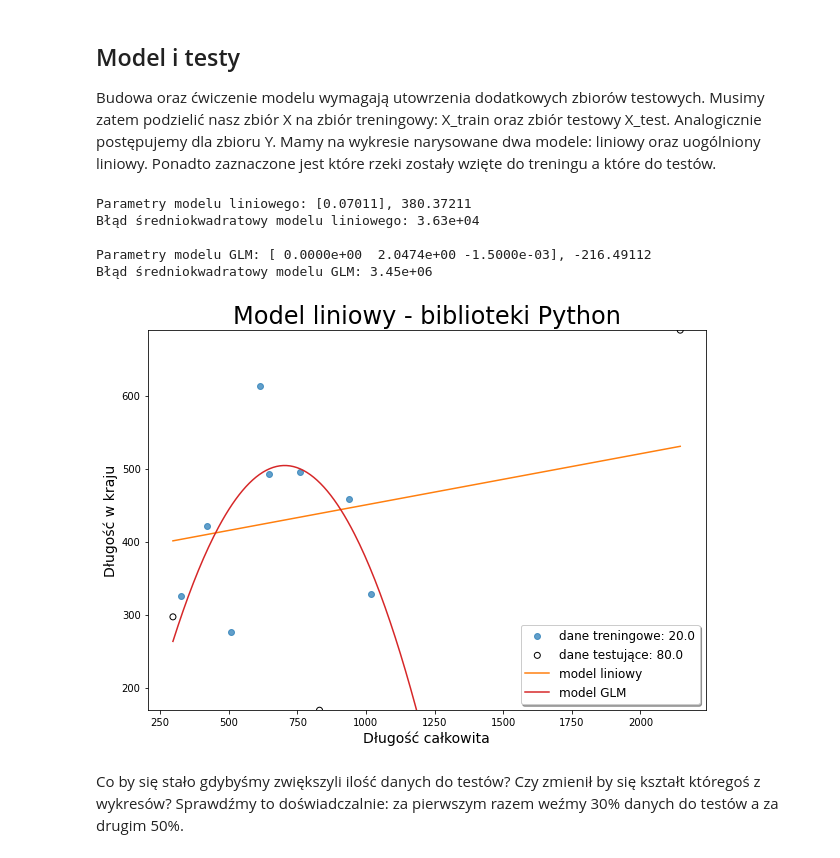
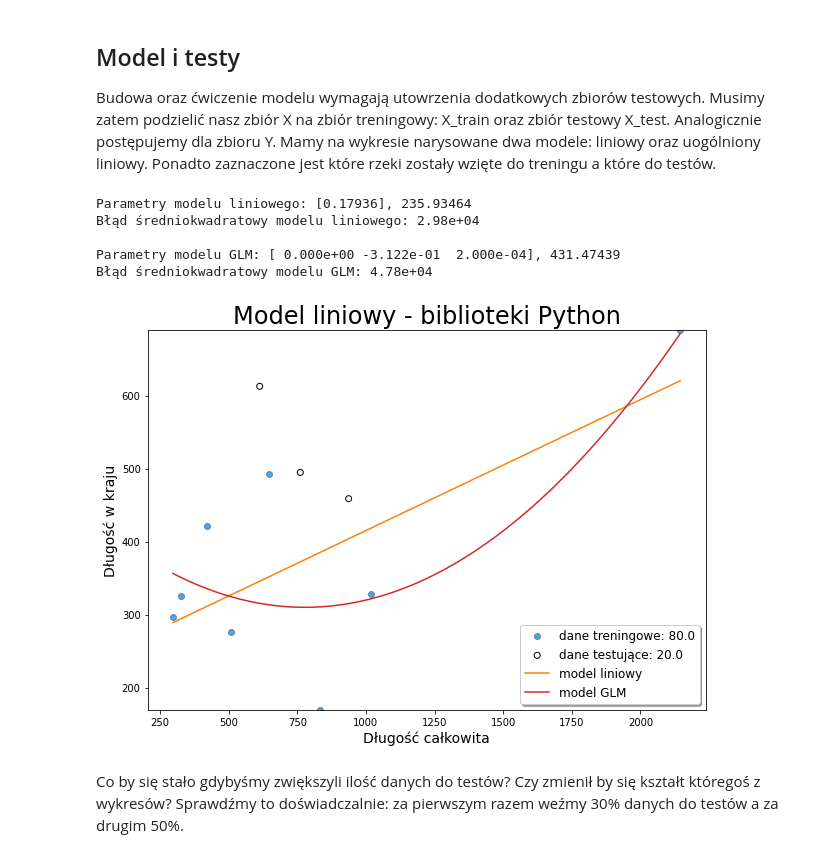
Before and after one commit to Remmo1/MSiD-Laboratory, a Jupyter notebook: lab2/SquareMethod.ipynb, the cells around one changed output. Drawn from its saved outputs; the diff is of its cells as text; code cells hidden in the pictures.

```diff
--- a/lab2/SquareMethod.ipynb
+++ b/lab2/SquareMethod.ipynb
@@ -194,39 +194,39 @@ def showPlot(percentTrain, percentTest):
     # ===== Uogólniony model liniowy (ang. Generalized Linear Model) =====
     from sklearn.preprocessing import PolynomialFeatures
     model_GLM = LinearRegression()
     gen_features = PolynomialFeatures(degree=2, include_bias=True, interaction_only=False)
     model_GLM.fit(gen_features.fit_transform(X_train.reshape(-1,1)),
               Y_train)
     print(f'Parametry modelu GLM: {np.round(model_GLM.coef_,4)}, {np.round(model_GLM.intercept_,5)}')
     MSE_GLM = mean_squared_error(Y_test, model_GLM.predict(gen_features.fit_transform(X_test.reshape(-1,1))))
     print(f'Błąd średniokwadratowy modelu GLM: {MSE_GLM:0.3}\n')
 
     # Predykcje wszystkich modeli dla całego zakreso osi X
     os_x = np.linspace(start=X.min(), stop=X.max(), num=300)
     y_lin_pred = model_lin.predict(os_x.reshape(-1,1))
     y_GLM_pred = model_GLM.predict(gen_features.fit_transform(os_x.reshape(-1,1)))
 
     # Wizualizacja
     plt.figure(figsize=(10,7))
     plt.scatter(X_train, Y_train, label='dane treningowe: %s' % str(percentTrain * 100), alpha=0.7)
     plt.scatter(X_test, Y_test, edgecolor='black', facecolor='none', label='dane testujące: %s' % str(percentTest * 100))
     plt.plot(os_x, y_lin_pred, label='model liniowy', color='tab:orange')
     plt.plot(os_x, y_GLM_pred, label=f'model GLM', color='tab:red')
     plt.xlabel('Długość całkowita', fontsize=14)
     plt.ylabel('Długość w kraju', fontsize=14)
     plt.title('Model liniowy - biblioteki Python', size=24)
     plt.legend(fontsize=12, shadow=True, loc='lower right')
     plt.ylim([Y.min()-0.1, Y.max()+0.5])
     plt.show()
 
-showPlot(0.2, 0.8)
+showPlot(0.8, 0.2)
 # %% [output]
-Parametry modelu liniowego: [0.07011], 380.37211
-Błąd średniokwadratowy modelu liniowego: 3.63e+04
+Parametry modelu liniowego: [0.17936], 235.93464
+Błąd średniokwadratowy modelu liniowego: 2.98e+04
 
-Parametry modelu GLM: [ 0.0000e+00  2.0474e+00 -1.5000e-03], -216.49112
-Błąd średniokwadratowy modelu GLM: 3.45e+06
+Parametry modelu GLM: [ 0.000e+00 -3.122e-01  2.000e-04], 431.47439
+Błąd średniokwadratowy modelu GLM: 4.78e+04
-[figure, old version]
+[figure, new version]
 # %% [markdown]
    Co by się stało gdybyśmy zwiększyli ilość danych do testów? Czy zmienił by się kształt któregoś z wykresów? Sprawdźmy to doświadczalnie: za pierwszym razem weźmy 30% danych do testów a za drugim 50%.
 # %%
```
Also changed, not shown: parts of 3 cells of this notebook.
